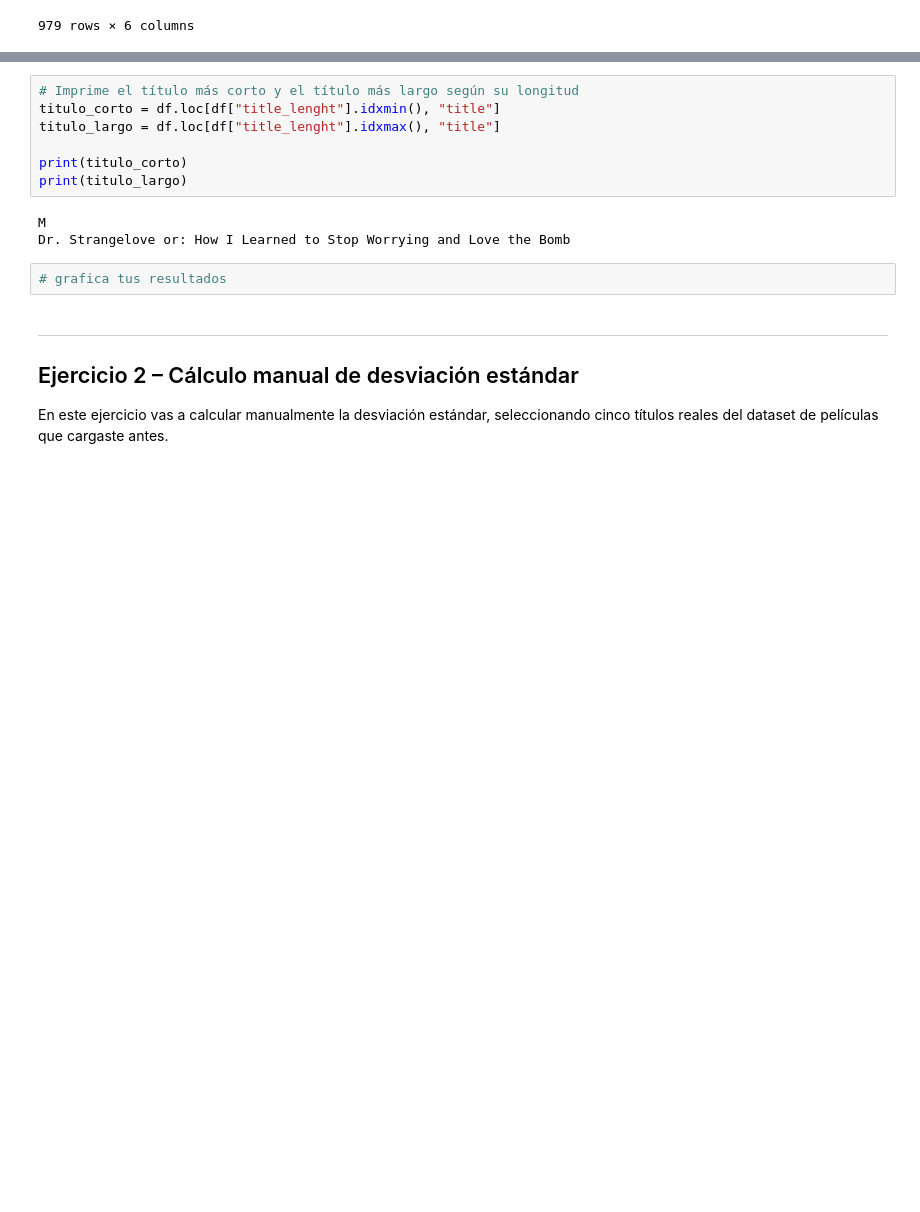
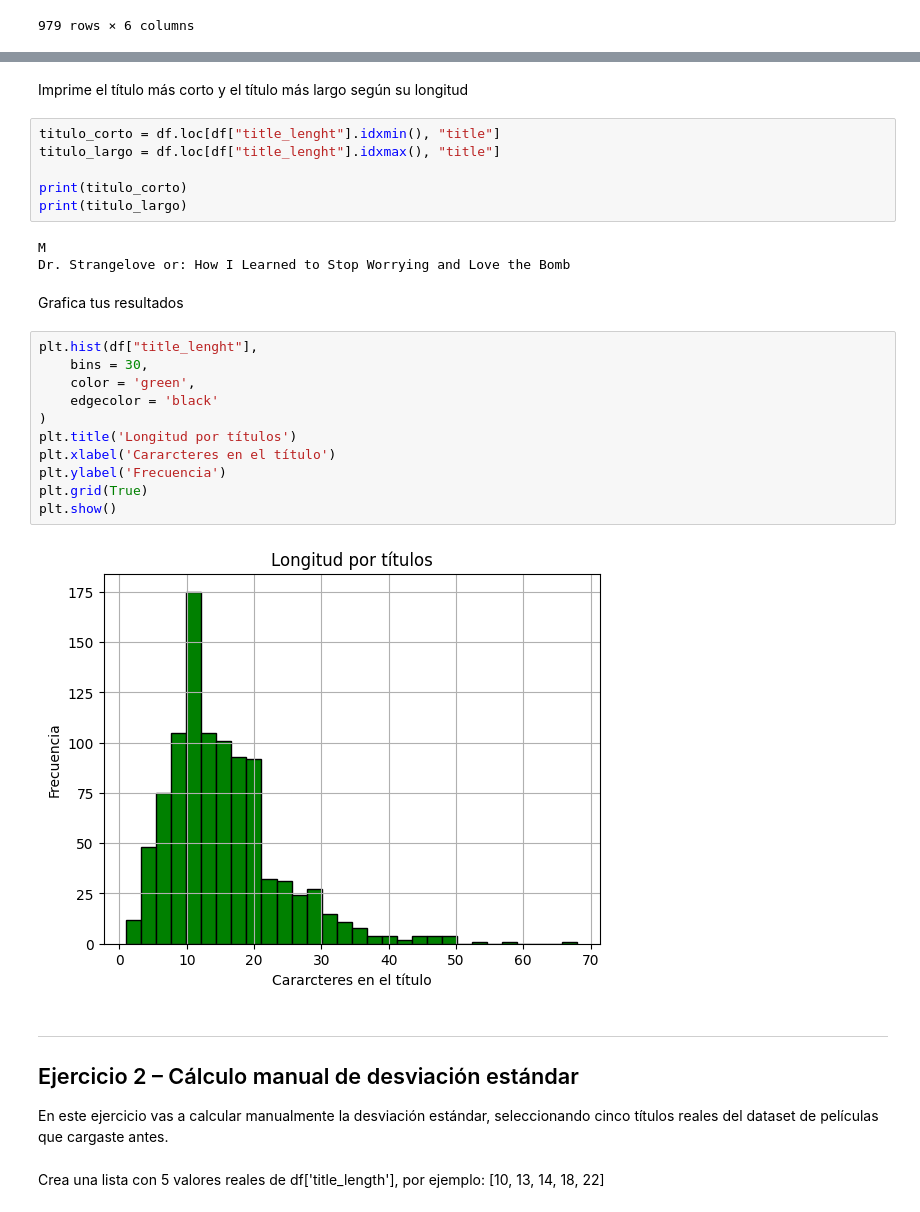
Before and after one commit to 4GeeksAcademy/AVR81-descriptive-statistics-exercises-project-with-python, a Jupyter notebook: notebook/problems.es.ipynb, the cells around one changed output, grey strips where cells are left out. Drawn from its saved outputs; the diff is of its cells as text; blank space fills up the shorter version.

```diff
--- a/notebook/problems.es.ipynb
+++ b/notebook/problems.es.ipynb
@@ -92,5 +99,6 @@ print(kurtosis)
+# %% [markdown]
+Imprime el título más corto y el título más largo según su longitud
 # %%
-# Imprime el título más corto y el título más largo según su longitud
 titulo_corto = df.loc[df["title_lenght"].idxmin(), "title"]
 titulo_largo = df.loc[df["title_lenght"].idxmax(), "title"]
 
@@ -99,12 +107,27 @@ print(titulo_largo)
 # %% [output]
 M
 Dr. Strangelove or: How I Learned to Stop Worrying and Love the Bomb
+# %% [markdown]
+Grafica tus resultados
 # %%
-# grafica tus resultados
+plt.hist(df["title_lenght"],
+    bins = 30,
+    color = 'green',
+    edgecolor = 'black'
+)
+plt.title('Longitud por títulos')
+plt.xlabel('Cararcteres en el título')
+plt.ylabel('Frecuencia')
+plt.grid(True)
+plt.show()
+# %% [output]
+[figure, added]
 # %% [markdown]
 ---
 
 ## Ejercicio 2 – Cálculo manual de desviación estándar
 
 En este ejercicio vas a calcular manualmente la desviación estándar, seleccionando cinco títulos reales del dataset de películas que cargaste antes.
+# %% [markdown]
+Crea una lista con 5 valores reales de df['title_length'], por ejemplo: [10, 13, 14, 18, 22]
 # %%
```
Also changed, not shown: parts of 18 cells of this notebook.
